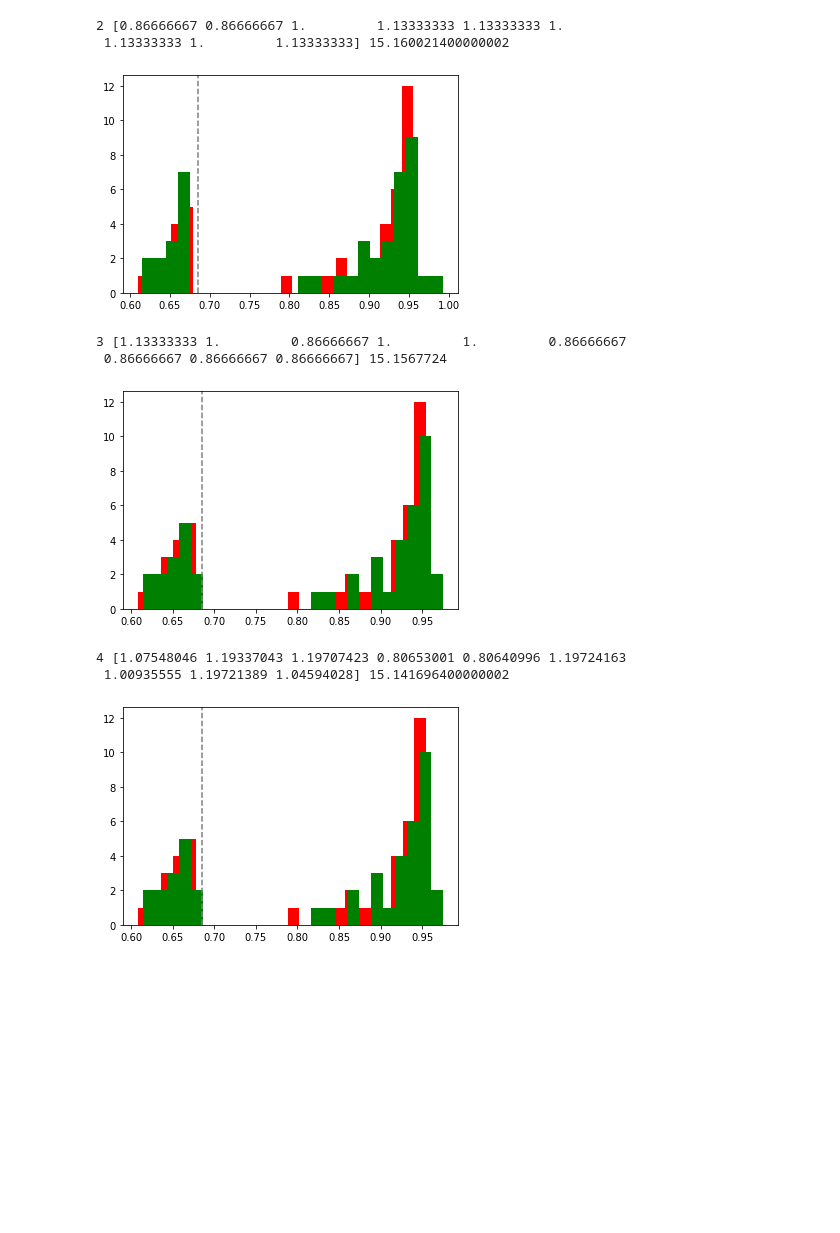
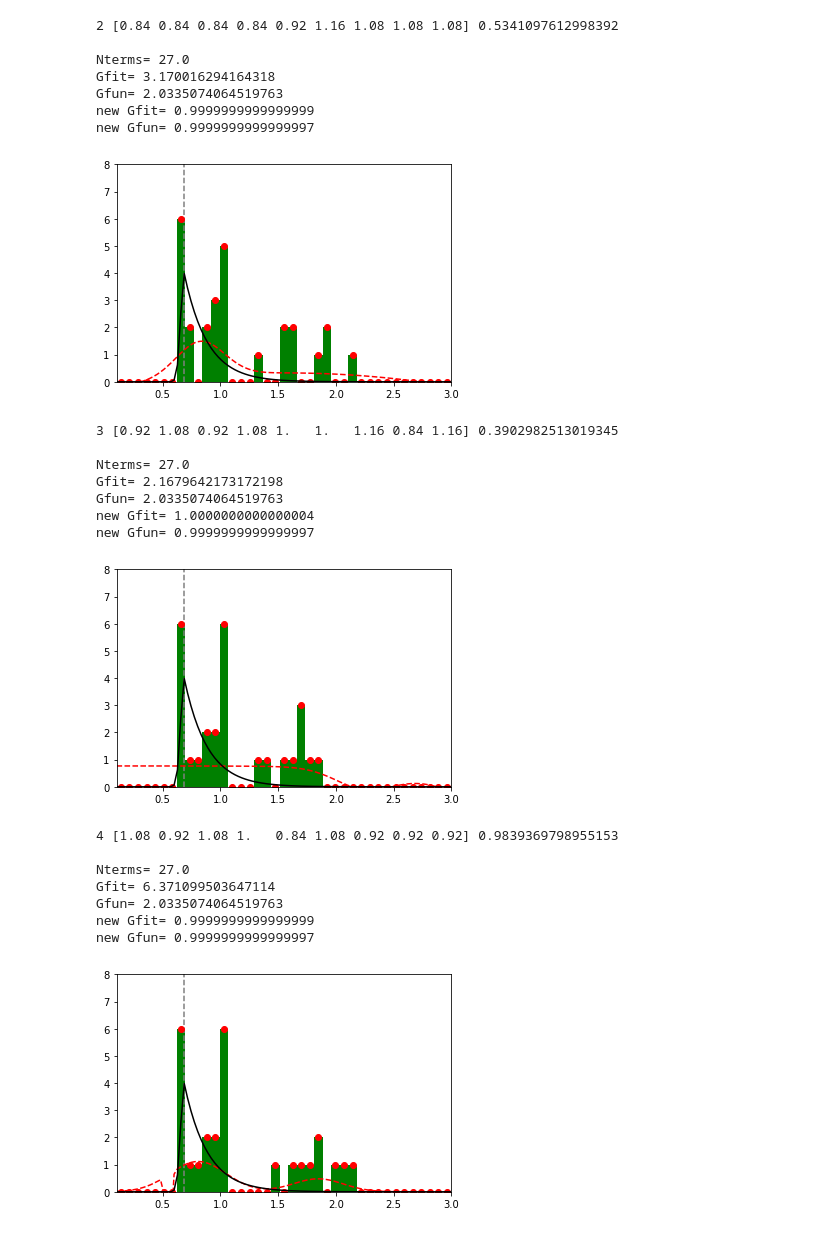
Before and after one commit to ale-mendez/gpyopt_varlambda, a Jupyter notebook: be0+_varlam/test_pseudo/Untitled.ipynb, the cells around one changed output. Saved outputs shown, nothing was run; the diff lists cells and outputs as text; code cells hidden in the pictures; blank space fills up the shorter version.

Commit message:
pseudoenergy distribution of singlets in minimization

```diff
--- a/be0+_varlam/test_pseudo/Untitled.ipynb
+++ b/be0+_varlam/test_pseudo/Untitled.ipynb
@@ -634,9 +734,9 @@ if polpot==True:
     os.system('if [ ! -d pol ]; then mkdir pol; fi')
     os.system('mv Be* pol/.')
 
-#########################
-#    MODEL POTENTIAL    #
-#########################
+################################
+#       MODEL POTENTIAL        #
+################################
 if modpot==True:
     print('\n===>>> Optimize Model Potential <<<===\n')
     print('\n * cost = ',cost)
@@ -646,14 +746,35 @@ if modpot==True:
     kernel=lamkernel(rbf=1,stdperiodic=0)
     run_bo(iseed,space,kernel,var_lam,initer,initmap,maxevals,varf,lf,noise_var,exact_feval,optimize_restarts,ARD,xi)
 
-#########################
-#    PSEUDO ORBITALS    #
-#########################
+################################
+#       PSEUDO ORBITALS        #
+################################
 if pseudo==True:
+    global xp,gfun,eion,nbins,bins,fmax
+    global emin,emax
     print('\n===>>> Optimize Pseudostates <<<===\n')
     cost='psdiff'  # minimiza la diferencia entre las pseudoenergias y la energía de ionización
     print('\n * cost = ',cost)
     fvar='pseudo'
+
+    inips_cfg=7
+    nbins=40
+    emin=0.1
+    emax=3.0
+    fmax=8
+    bins=np.linspace(emin,emax,nbins)
+    eion=autovarlambda.eion.eion
+    xp=np.linspace(emin,emax,100)
+    A1=4
+    mu1=eion
+    sigma1=0.03
+    A2=1
+    mu2=0.9
+    sigma2=0.2
+    alpha=5
+#     gfun=bimodal(xp,A1,mu1,sigma1,A2,mu2,sigma2)
+    gfun=gaussexp(xp,A1,mu1,sigma1,A2,alpha)
+
     space=lamspace(minlam,maxlam)
     kernel=lamkernel(rbf=1,stdperiodic=0)
     run_bo(iseed,space,kernel,var_pseudo,initer,initmap,maxevals,varf,lf,noise_var,exact_feval,optimize_restarts,ARD,xi)
@@ -671,9 +803,24 @@ if pseudo==True:
-2 [0.86666667 0.86666667 1.         1.13333333 1.13333333 1.
- 1.13333333 1.         1.13333333] 15.160021400000002
+2 [0.84 0.84 0.84 0.84 0.92 1.16 1.08 1.08 1.08] 0.5341097612998392
+
+Nterms= 27.0
+Gfit= 3.170016294164318
+Gfun= 2.0335074064519763
+new Gfit= 0.9999999999999999
+new Gfun= 0.9999999999999997
-[figure, old version]
+[figure, new version]
-3 [1.13333333 1.         0.86666667 1.         1.         0.86666667
- 0.86666667 0.86666667 0.86666667] 15.1567724
+3 [0.92 1.08 0.92 1.08 1.   1.   1.16 0.84 1.16] 0.3902982513019345
+
+Nterms= 27.0
+Gfit= 2.1679642173172198
+Gfun= 2.0335074064519763
+new Gfit= 1.0000000000000004
+new Gfun= 0.9999999999999997
-[figure, old version]
+[figure, new version]
-4 [1.07548046 1.19337043 1.19707423 0.80653001 0.80640996 1.19724163
- 1.00935555 1.19721389 1.04594028] 15.141696400000002
+4 [1.08 0.92 1.08 1.   0.84 1.08 0.92 0.92 0.92] 0.9839369798955153
+
+Nterms= 27.0
+Gfit= 6.371099503647114
+Gfun= 2.0335074064519763
+new Gfit= 0.9999999999999999
+new Gfun= 0.9999999999999997
-[figure, old version]
+[figure, new version]
```
Also changed, not shown: parts of 13 cells of this notebook, 16 other files.
